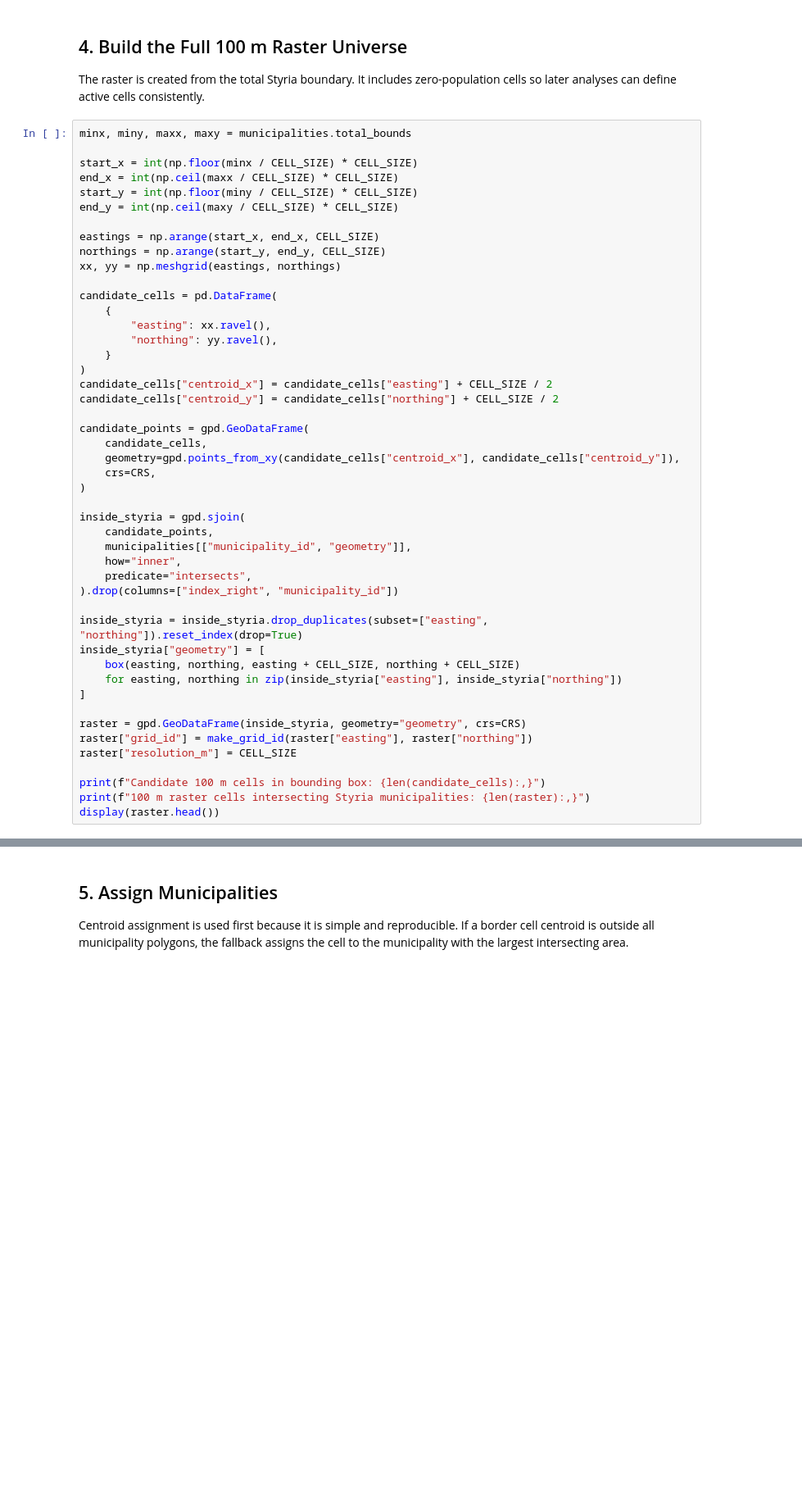
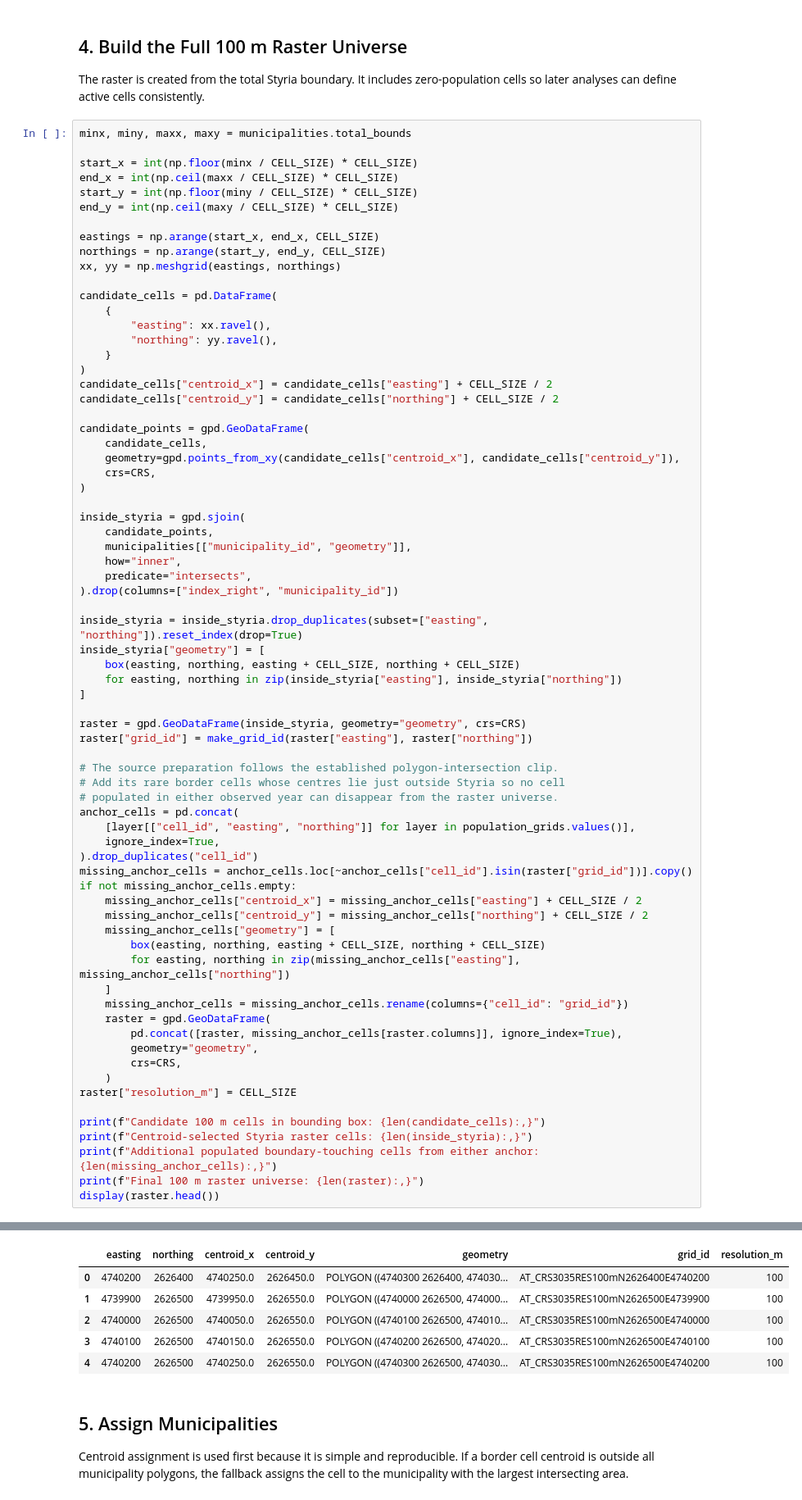
Before and after one commit to TheLeoMag/CO2_Masterarbeit, a Jupyter notebook: ANAL/01_build_data_foundation.ipynb, the cells around one changed output, grey strips where cells are left out. Shown at 82% size. Saved outputs shown, nothing was run; the diff lists cells and outputs as text; blank space fills up the shorter version.

```diff
--- a/ANAL/01_build_data_foundation.ipynb
+++ b/ANAL/01_build_data_foundation.ipynb
@@ -187,8 +201,33 @@ inside_styria["geometry"] = [
 
 raster = gpd.GeoDataFrame(inside_styria, geometry="geometry", crs=CRS)
 raster["grid_id"] = make_grid_id(raster["easting"], raster["northing"])
+
+# The source preparation follows the established polygon-intersection clip.
+# Add its rare border cells whose centres lie just outside Styria so no cell
+# populated in either observed year can disappear from the raster universe.
+anchor_cells = pd.concat(
+    [layer[["cell_id", "easting", "northing"]] for layer in population_grids.values()],
+    ignore_index=True,
+).drop_duplicates("cell_id")
+missing_anchor_cells = anchor_cells.loc[~anchor_cells["cell_id"].isin(raster["grid_id"])].copy()
+if not missing_anchor_cells.empty:
+    missing_anchor_cells["centroid_x"] = missing_anchor_cells["easting"] + CELL_SIZE / 2
+    missing_anchor_cells["centroid_y"] = missing_anchor_cells["northing"] + CELL_SIZE / 2
+    missing_anchor_cells["geometry"] = [
+        box(easting, northing, easting + CELL_SIZE, northing + CELL_SIZE)
+        for easting, northing in zip(missing_anchor_cells["easting"], missing_anchor_cells["northing"])
+    ]
+    missing_anchor_cells = missing_anchor_cells.rename(columns={"cell_id": "grid_id"})
+    raster = gpd.GeoDataFrame(
+        pd.concat([raster, missing_anchor_cells[raster.columns]], ignore_index=True),
+        geometry="geometry",
+        crs=CRS,
+    )
 raster["resolution_m"] = CELL_SIZE
 
 print(f"Candidate 100 m cells in bounding box: {len(candidate_cells):,}")
-print(f"100 m raster cells intersecting Styria municipalities: {len(raster):,}")
+print(f"Centroid-selected Styria raster cells: {len(inside_styria):,}")
+print(f"Additional populated boundary-touching cells from either anchor: {len(missing_anchor_cells):,}")
+print(f"Final 100 m raster universe: {len(raster):,}")
 display(raster.head())
+# %% [output]
@@ -195,3 +238,9 @@ display(raster.head())
+|  | easting | northing | centroid_x | centroid_y | geometry | grid_id | resolution_m |
+| 0 | 4740200 | 2626400 | 4740250.0 | 2626450.0 | POLYGON ((4740300 2626400, 474030... | AT_CRS3035RES100mN2626400E4740200 | 100 |
+| 1 | 4739900 | 2626500 | 4739950.0 | 2626550.0 | POLYGON ((4740000 2626500, 474000... | AT_CRS3035RES100mN2626500E4739900 | 100 |
+| 2 | 4740000 | 2626500 | 4740050.0 | 2626550.0 | POLYGON ((4740100 2626500, 474010... | AT_CRS3035RES100mN2626500E4740000 | 100 |
+| 3 | 4740100 | 2626500 | 4740150.0 | 2626550.0 | POLYGON ((4740200 2626500, 474020... | AT_CRS3035RES100mN2626500E4740100 | 100 |
+| 4 | 4740200 | 2626500 | 4740250.0 | 2626550.0 | POLYGON ((4740300 2626500, 474030... | AT_CRS3035RES100mN2626500E4740200 | 100 |
 # %% [markdown]
 ## 5. Assign Municipalities
 
```
Also changed, not shown: parts of 18 cells of this notebook, 59 other files.
